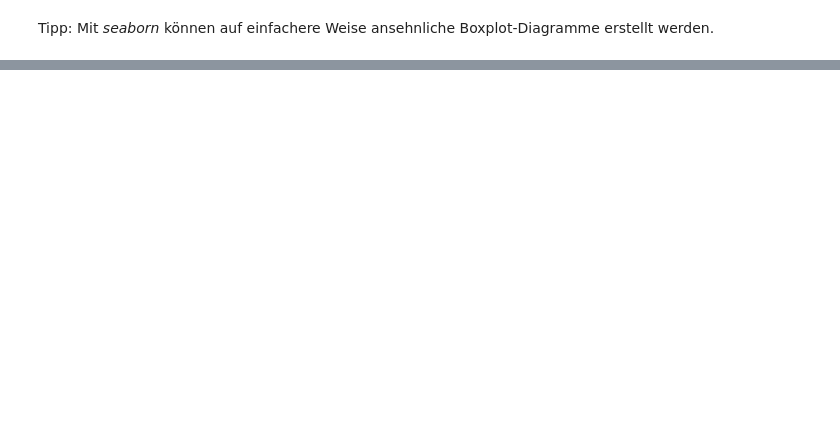
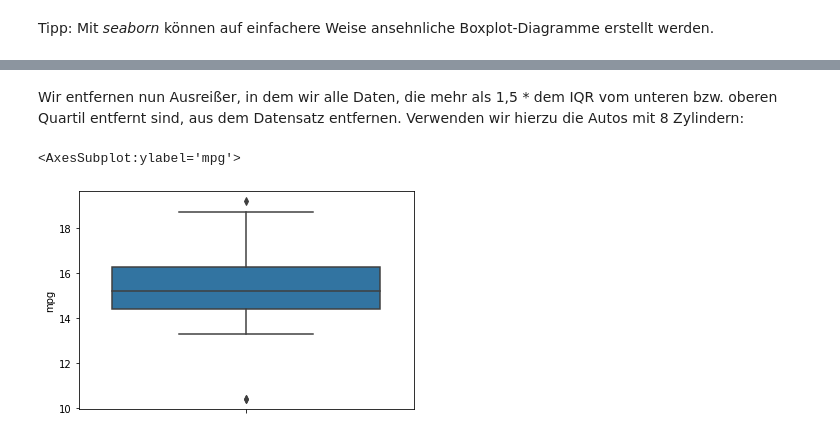
Before and after one commit to troescherw/jupyter_python, a Jupyter notebook: Ausreisser_Boxplot.ipynb, the cells around one changed output, grey strips where cells are left out. Cells and saved outputs as stored; diff of their text form; code cells hidden in the pictures; blank space fills up the shorter version.

```diff
--- a/Ausreisser_Boxplot.ipynb
+++ b/Ausreisser_Boxplot.ipynb
@@ -47,0 +49,8 @@ _=sns.boxplot(x=cars.cyl, y=cars.mpg, data=cars).set_title("Verbrauch in Milen p
+# %% [markdown]
+Wir entfernen nun Ausreißer, in dem wir alle Daten, die mehr als 1,5 * dem IQR vom unteren bzw. oberen Quartil entfernt sind, aus dem Datensatz entfernen. Verwenden wir hierzu die Autos mit 8 Zylindern:
+# %%
+autos8cyl = cars.loc[cars.cyl==8]
+sns.boxplot(y=autos8cyl.mpg)
+# %% [output]
+<AxesSubplot:ylabel='mpg'>
+[figure, added]
```
Also changed, not shown: parts of 11 cells of this notebook, 2 other files.
